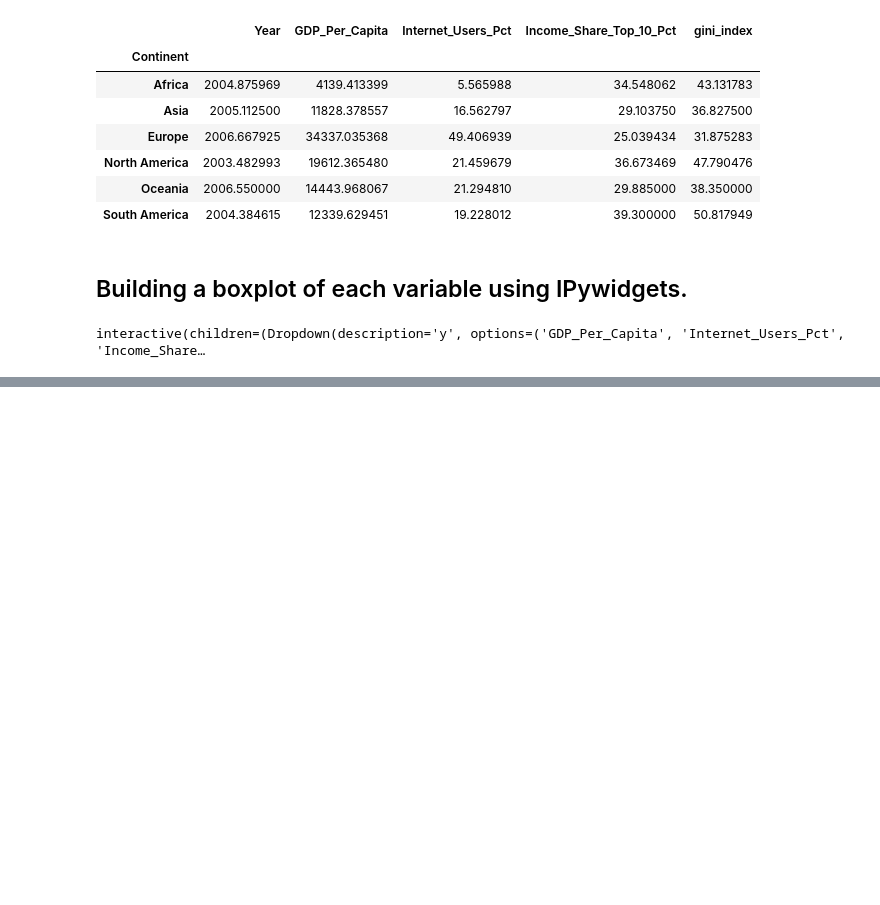
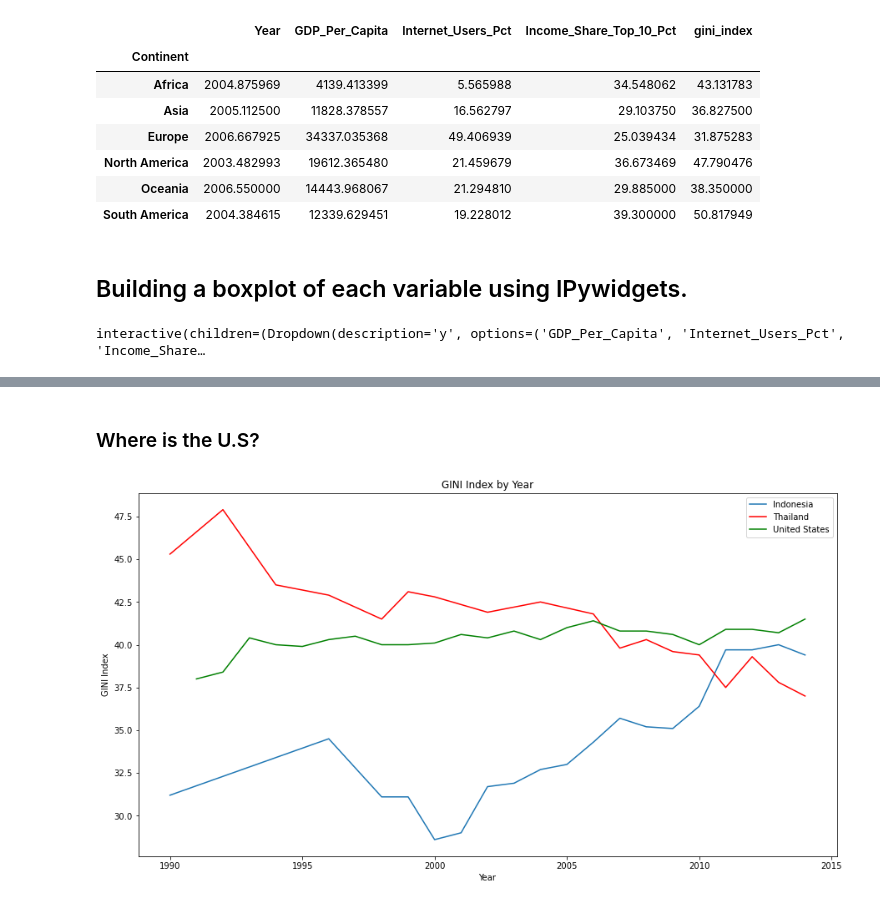
Before and after one commit to nss-data-science-cohort-5/un_exploration-Corbec, a Jupyter notebook: notebooks/UN_Solo_Clean.ipynb, the cells around one changed output, grey strips where cells are left out. Drawn from its saved outputs; the diff is of its cells as text; code cells hidden in the pictures; blank space fills up the shorter version.

```diff
--- a/notebooks/UN_Solo_Clean.ipynb
+++ b/notebooks/UN_Solo_Clean.ipynb
@@ -143,0 +228,17 @@ interactive(children=(Dropdown(description='y', options=('GDP_Per_Capita', 'Inte
+# %% [markdown]
+### Where is the U.S?
+# %%
+us_gini = gdp_int_and_income_gini[gdp_int_and_income_gini['Country'] == 'United States']
+
+plt.figure(figsize = (15,8))
+ax = plt.gca()
+
+gini_indonesia.plot(kind='line',x='Year',y='gini_index',ax=ax)
+gini_thailand.plot(kind='line',x='Year',y='gini_index', color='red', ax=ax)
+us_gini.plot(kind='line',x='Year',y='gini_index', color = 'green', ax=ax)
+
+plt.legend(['Indonesia', 'Thailand', 'United States'])
+plt.title('GINI Index by Year')
+plt.ylabel('GINI Index');
+# %% [output]
+[figure, added]
```
Also changed, not shown: parts of 12 cells of this notebook, 1 other file.
